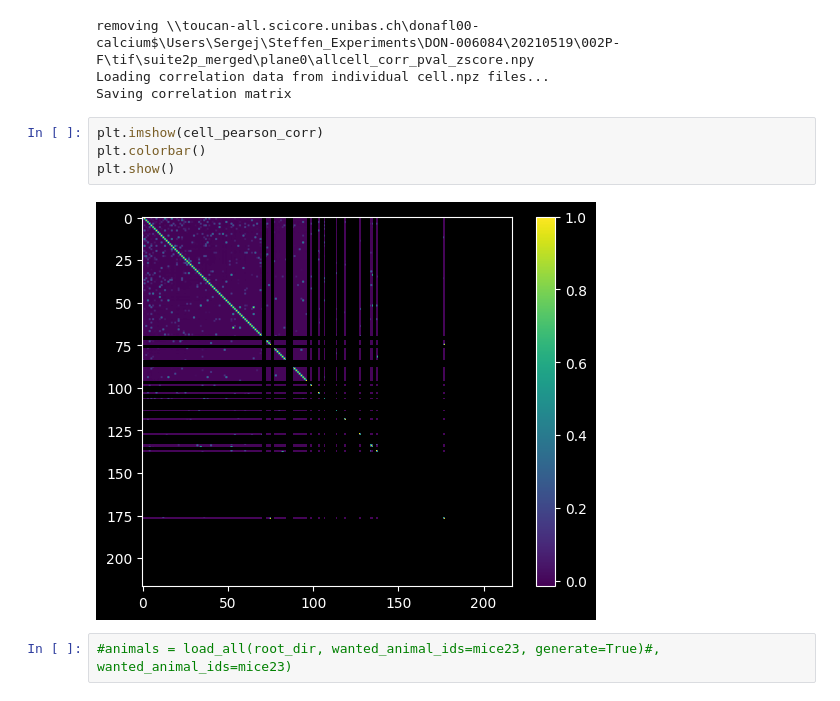
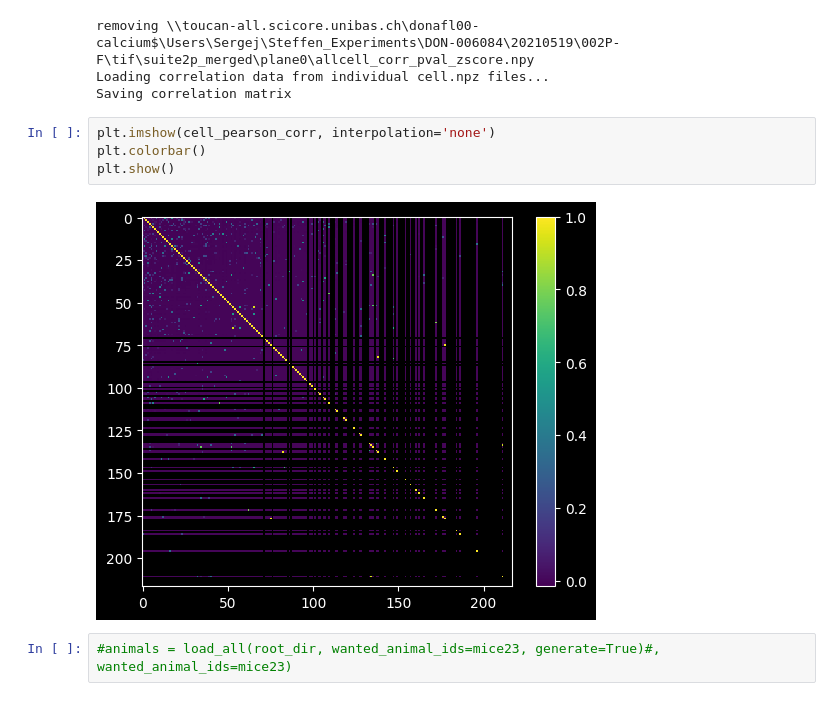
Before and after one commit to Ch3fUlrich/AnimalClass, a Jupyter notebook: OwnClass.ipynb, the cells around one changed output. Cells and saved outputs as stored; diff of their text form.

```diff
--- a/OwnClass.ipynb
+++ b/OwnClass.ipynb
@@ -251,11 +277,11 @@ removing \\toucan-all.scicore.unibas.ch\donafl00-calcium$\Users\Sergej\Steffen_E
 Loading correlation data from individual cell.npz files...
 Saving correlation matrix
 # %%
-plt.imshow(cell_pearson_corr)
+plt.imshow(cell_pearson_corr, interpolation='none')
 plt.colorbar()
 plt.show()
 # %% [output]
-[figure, old version]
+[figure, new version]
 # %%
 #animals = load_all(root_dir, wanted_animal_ids=mice23, generate=True)#, wanted_animal_ids=mice23)
 # %%
```
Also changed, not shown: parts of 2 cells of this notebook, 4 other files.
